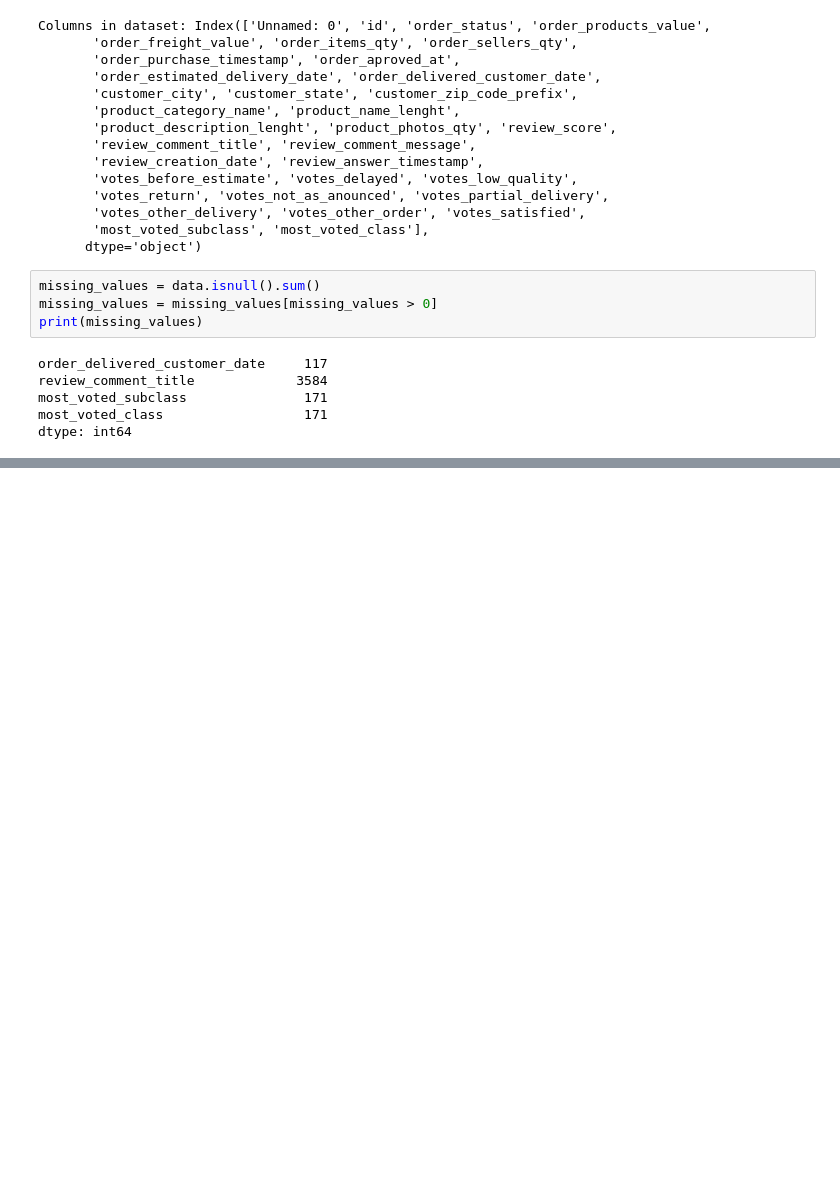
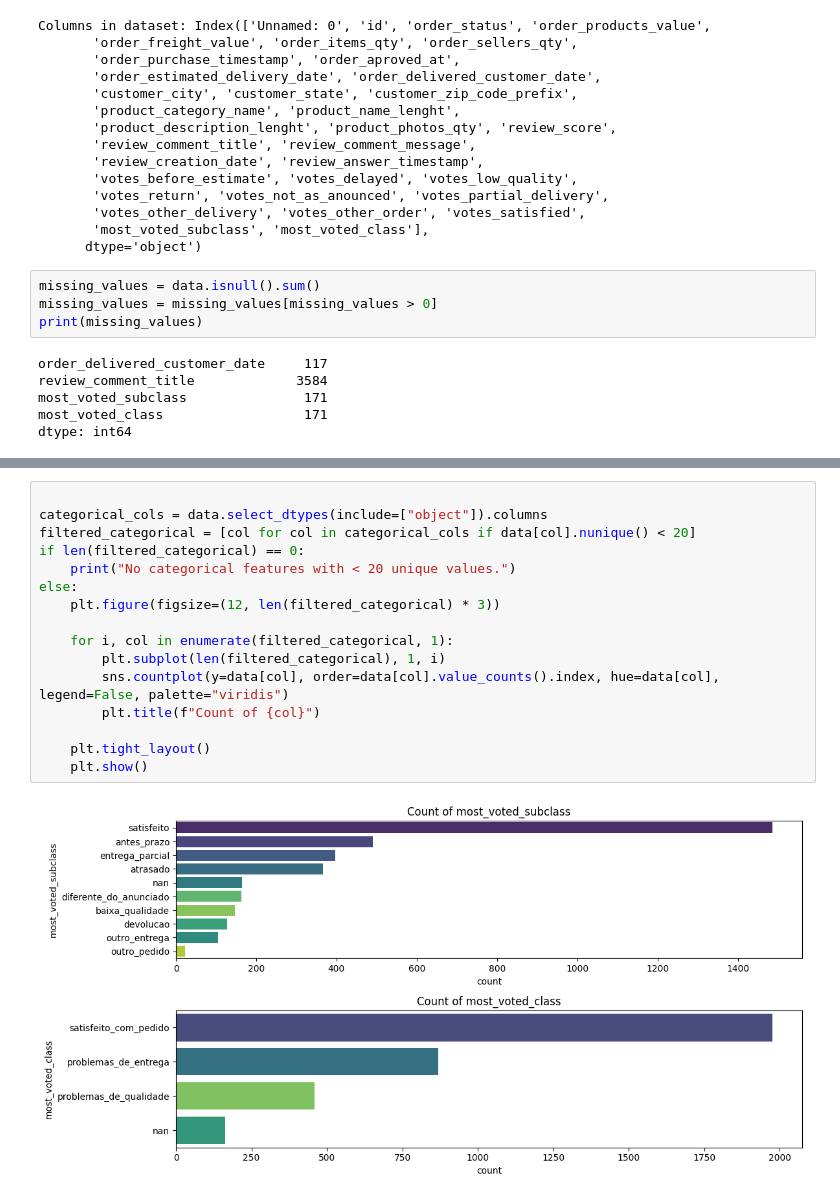
Before and after one commit to Cynthiachelangat/CustomerSentiments, a Jupyter notebook: sentiment.ipynb, the cells around one changed output, grey strips where cells are left out. Saved outputs shown, nothing was run; the diff lists cells and outputs as text; blank space fills up the shorter version.

```diff
--- a/sentiment.ipynb
+++ b/sentiment.ipynb
@@ -108,0 +193,18 @@ dtype: int64
+# %%
+
+categorical_cols = data.select_dtypes(include=["object"]).columns
+filtered_categorical = [col for col in categorical_cols if data[col].nunique() < 20]
+if len(filtered_categorical) == 0:
+    print("No categorical features with < 20 unique values.")
+else:
+    plt.figure(figsize=(12, len(filtered_categorical) * 3))
+
+    for i, col in enumerate(filtered_categorical, 1):
+        plt.subplot(len(filtered_categorical), 1, i)
+        sns.countplot(y=data[col], order=data[col].value_counts().index, hue=data[col], legend=False, palette="viridis")
+        plt.title(f"Count of {col}")
+
+    plt.tight_layout()
+    plt.show()
+# %% [output]
+[figure, added]
```
Also changed, not shown: parts of 19 cells of this notebook.
